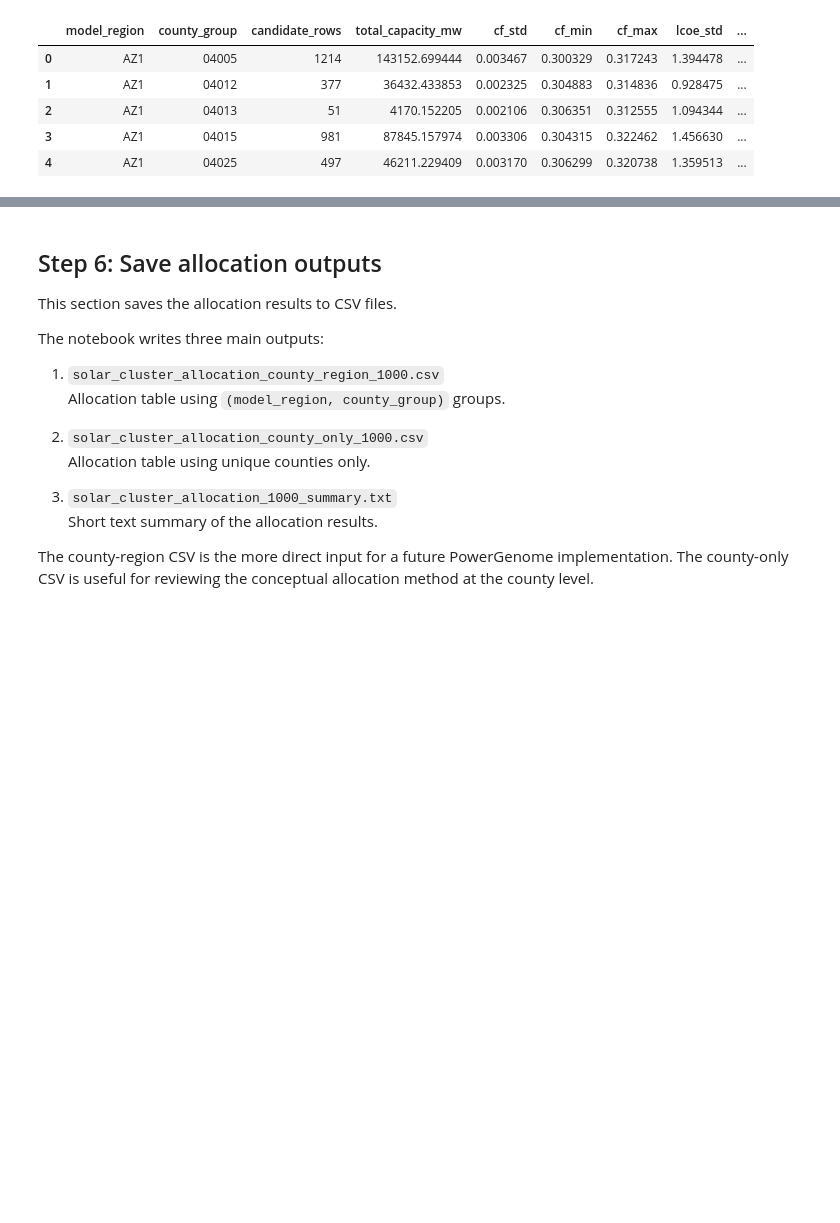
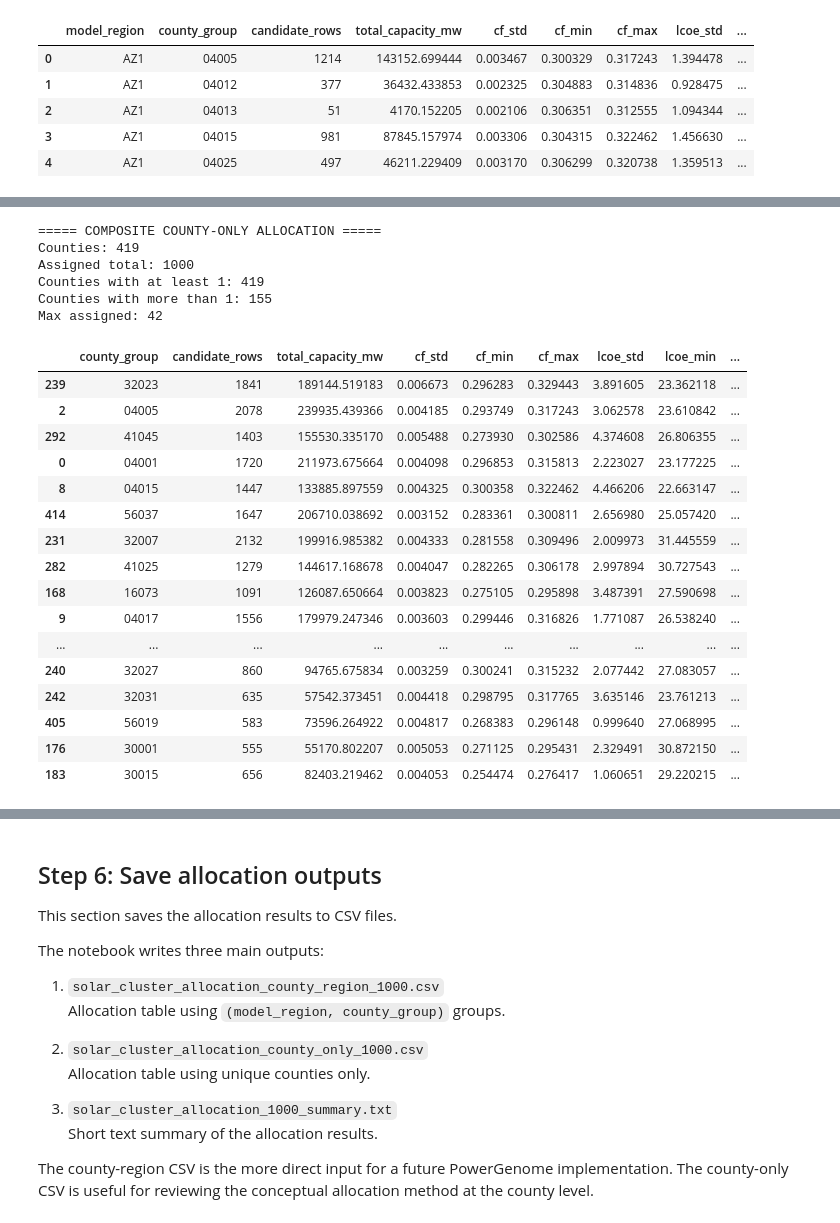
Before and after one commit to laurenthanhvo/solar-county-analysis, a Jupyter notebook: notebooks/allocate_1000_solar_clusters.ipynb, the cells around one changed output, grey strips where cells are left out. Saved outputs shown, nothing was run; the diff lists cells and outputs as text; code cells hidden in the pictures; blank space fills up the shorter version.

```diff
--- a/notebooks/allocate_1000_solar_clusters.ipynb
+++ b/notebooks/allocate_1000_solar_clusters.ipynb
@@ -890,0 +973,50 @@ Rows missing county name: 0
+# %%
+# Allocate 1,000 clusters at the county-only level
+
+county_composite_alloc = allocate_by_score_with_caps(
+    county_composite_stats,
+    total_pool=TOTAL_POOL,
+    score_col="capacity_weighted_score",
+)
+
+# Rename the assigned column so it is clearly county-only
+county_composite_alloc = county_composite_alloc.rename(
+    columns={"assigned_clusters_composite": "assigned_clusters_county_composite"}
+)
+
+print("===== COMPOSITE COUNTY-ONLY ALLOCATION =====")
+print("Counties:", len(county_composite_alloc))
+print("Assigned total:", county_composite_alloc["assigned_clusters_county_composite"].sum())
+print("Counties with at least 1:", (county_composite_alloc["assigned_clusters_county_composite"] >= 1).sum())
+print("Counties with more than 1:", (county_composite_alloc["assigned_clusters_county_composite"] > 1).sum())
+print("Max assigned:", county_composite_alloc["assigned_clusters_county_composite"].max())
+
+display(
+    county_composite_alloc
+    .sort_values("assigned_clusters_county_composite", ascending=False)
+    .head(30)
+)
+# %% [output]
+===== COMPOSITE COUNTY-ONLY ALLOCATION =====
+Counties: 419
+Assigned total: 1000
+Counties with at least 1: 419
+Counties with more than 1: 155
+Max assigned: 42
+|  | county_group | candidate_rows | total_capacity_mw | cf_std | cf_min | cf_max | lcoe_std | lcoe_min | ... |
+| 239 | 32023 | 1841 | 189144.519183 | 0.006673 | 0.296283 | 0.329443 | 3.891605 | 23.362118 | ... |
+| 2 | 04005 | 2078 | 239935.439366 | 0.004185 | 0.293749 | 0.317243 | 3.062578 | 23.610842 | ... |
+| 292 | 41045 | 1403 | 155530.335170 | 0.005488 | 0.273930 | 0.302586 | 4.374608 | 26.806355 | ... |
+| 0 | 04001 | 1720 | 211973.675664 | 0.004098 | 0.296853 | 0.315813 | 2.223027 | 23.177225 | ... |
+| 8 | 04015 | 1447 | 133885.897559 | 0.004325 | 0.300358 | 0.322462 | 4.466206 | 22.663147 | ... |
+| 414 | 56037 | 1647 | 206710.038692 | 0.003152 | 0.283361 | 0.300811 | 2.656980 | 25.057420 | ... |
+| 231 | 32007 | 2132 | 199916.985382 | 0.004333 | 0.281558 | 0.309496 | 2.009973 | 31.445559 | ... |
+| 282 | 41025 | 1279 | 144617.168678 | 0.004047 | 0.282265 | 0.306178 | 2.997894 | 30.727543 | ... |
+| 168 | 16073 | 1091 | 126087.650664 | 0.003823 | 0.275105 | 0.295898 | 3.487391 | 27.590698 | ... |
+| 9 | 04017 | 1556 | 179979.247346 | 0.003603 | 0.299446 | 0.316826 | 1.771087 | 26.538240 | ... |
+| ... | ... | ... | ... | ... | ... | ... | ... | ... | ... |
+| 240 | 32027 | 860 | 94765.675834 | 0.003259 | 0.300241 | 0.315232 | 2.077442 | 27.083057 | ... |
+| 242 | 32031 | 635 | 57542.373451 | 0.004418 | 0.298795 | 0.317765 | 3.635146 | 23.761213 | ... |
+| 405 | 56019 | 583 | 73596.264922 | 0.004817 | 0.268383 | 0.296148 | 0.999640 | 27.068995 | ... |
+| 176 | 30001 | 555 | 55170.802207 | 0.005053 | 0.271125 | 0.295431 | 2.329491 | 30.872150 | ... |
+| 183 | 30015 | 656 | 82403.219462 | 0.004053 | 0.254474 | 0.276417 | 1.060651 | 29.220215 | ... |
```
Also changed, not shown: parts of 8 cells of this notebook, 17 other files.
